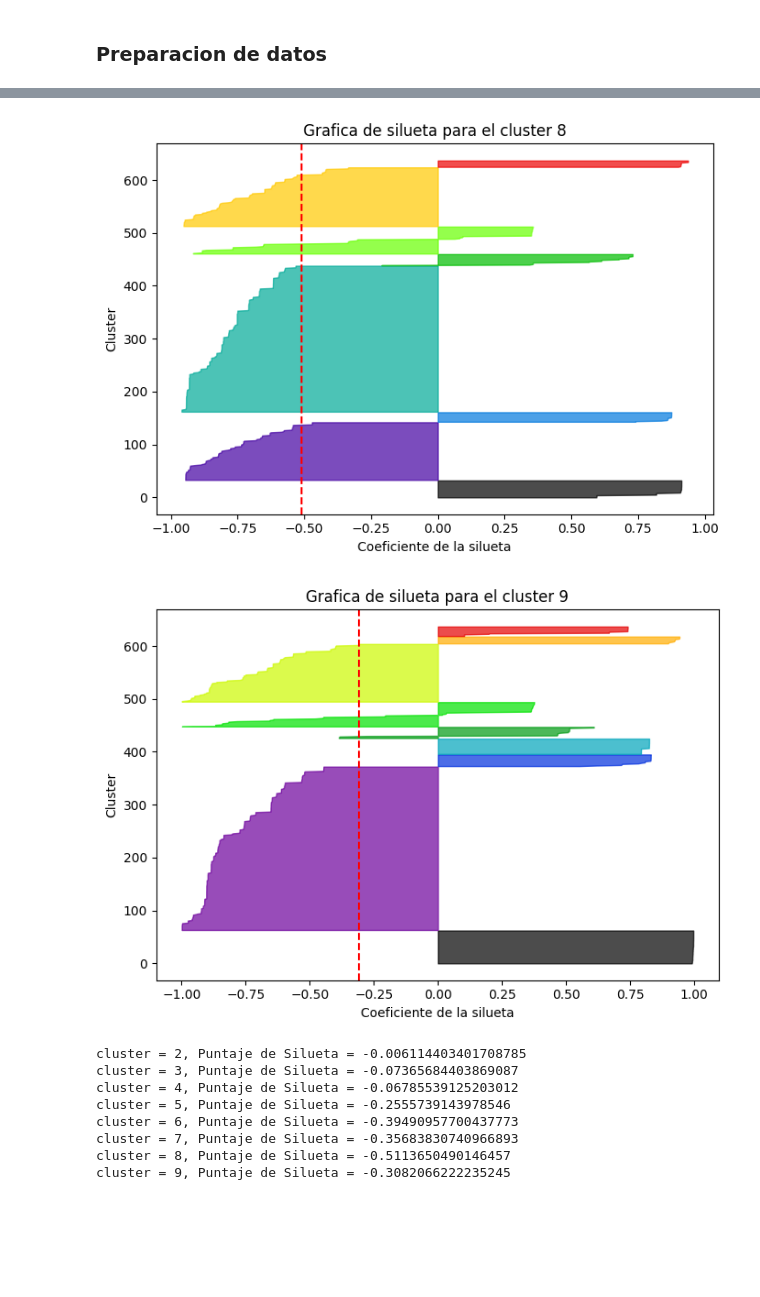
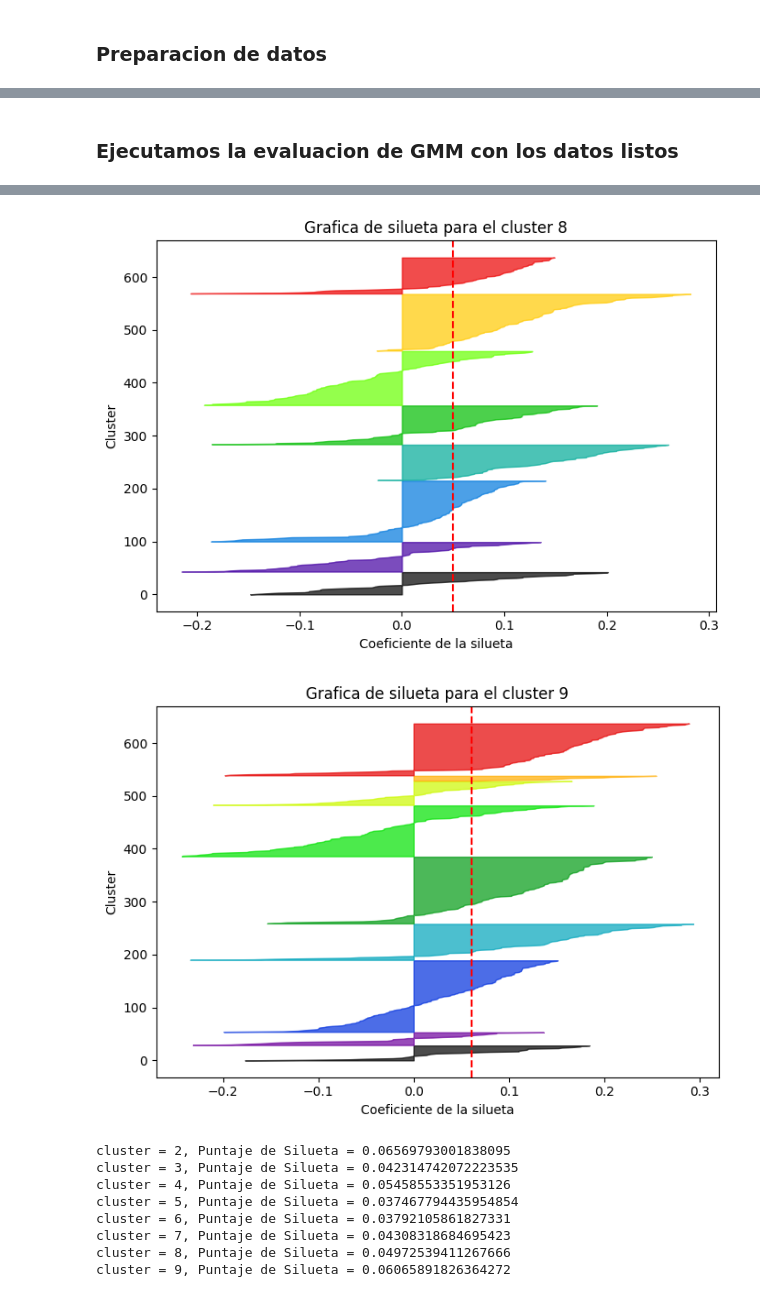
Before and after one commit to christiancalidad/ProyectoIntegradorSep24_Grupo15, a Jupyter notebook: 3.3 Modelo GMM.ipynb, the cells around one changed output, grey strips where cells are left out. Cells and saved outputs as stored; diff of their text form; code cells hidden in the pictures; blank space fills up the shorter version.

Commit message:
Actualizando GMM con PCA y MinMaxScaler

```diff
--- a/3.3 Modelo GMM.ipynb
+++ b/3.3 Modelo GMM.ipynb
@@ -57,0 +22,6 @@ Index(['folio_integrante', 'macronutrients_dqi', 'fatty_acids_dqi',
+# %%
+df_dqi =pd.read_csv('./Data/Processed/df_dqi_final.csv', delimiter=';')
+df_dqi_pca = df_dqi.drop(columns=['folio_integrante','edad', 'ponderador', 'grupo','resultado_general_entrevista'])
+
+print("Columnas de df_dqi_pca: ")
+print(df_dqi_pca.columns)
@@ -57,0 +42,15 @@ Index(['folio_integrante', 'macronutrients_dqi', 'fatty_acids_dqi',
+# %%
+pipeline = Pipeline([
+    ('scaler', MinMaxScaler()),
+    ('pca', PCA(n_components=15))
+])
+
+df_dqi_pca = pipeline.fit_transform(df_dqi_pca)
+
+# Ver resultados
+pca_model = pipeline.named_steps['pca']
+print(f"Cantidad de componentes seleccionadas: {pca_model.n_components_}")
+print(f"Porcentaje de varianza explicada: {pca_model.explained_variance_ratio_.sum() * 100:.2f}%")
+
+df_dqi_pca = pd.DataFrame(df_dqi_pca, columns=[f"PC{i+1}" for i in range(pca_model.n_components_)])
+df_dqi_pca.head()
@@ -122,8 +165,8 @@ def plot_centroid_radar(centroides, cluster):
+# %% [markdown]
+### Ejecutamos la evaluacion de GMM con los datos listos
 # %%
-pca = PCA(n_components=10)
-reduced_data = pca.fit_transform(df_dqi)
 clusters = range(2, 10)
-puntaje_de_silueta = gmm(reduced_data, clusters)
+puntaje_de_silueta = gmm(df_dqi_pca, clusters)
 for cluster, score in zip(clusters, puntaje_de_silueta):
     print(f'cluster = {cluster}, Puntaje de Silueta = {score}')
 
@@ -138,10 +181,10 @@ plot_silhouette_vs_cluster(clusters, puntaje_de_silueta)
-[figure, old version]
+[figure, new version]
-[figure, old version]
+[figure, new version]
-cluster = 2, Puntaje de Silueta = -0.006114403401708785
-cluster = 3, Puntaje de Silueta = -0.07365684403869087
-cluster = 4, Puntaje de Silueta = -0.06785539125203012
-cluster = 5, Puntaje de Silueta = -0.2555739143978546
-cluster = 6, Puntaje de Silueta = -0.39490957700437773
-cluster = 7, Puntaje de Silueta = -0.35683830740966893
-cluster = 8, Puntaje de Silueta = -0.5113650490146457
-cluster = 9, Puntaje de Silueta = -0.3082066222235245
+cluster = 2, Puntaje de Silueta = 0.06569793001838095
+cluster = 3, Puntaje de Silueta = 0.042314742072223535
+cluster = 4, Puntaje de Silueta = 0.05458553351953126
+cluster = 5, Puntaje de Silueta = 0.037467794435954854
+cluster = 6, Puntaje de Silueta = 0.03792105861827331
+cluster = 7, Puntaje de Silueta = 0.04308318684695423
+cluster = 8, Puntaje de Silueta = 0.04972539411267666
+cluster = 9, Puntaje de Silueta = 0.06065891826364272
```
Also changed, not shown: parts of 15 cells of this notebook.
